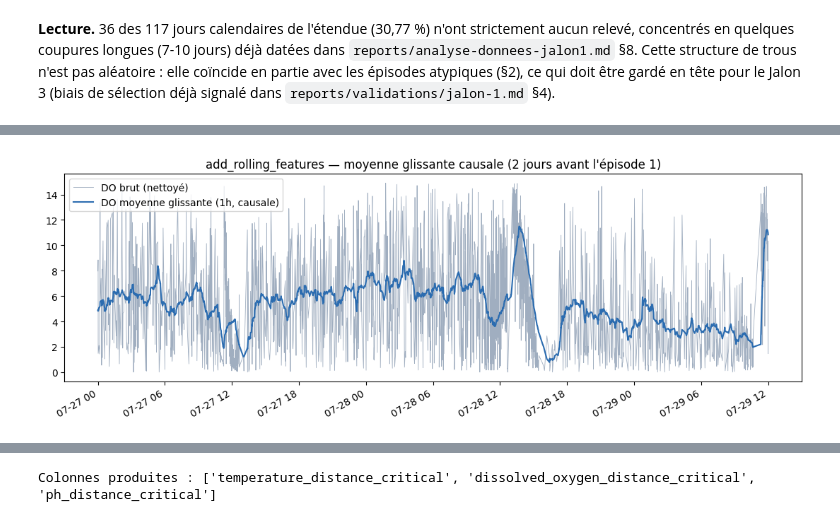
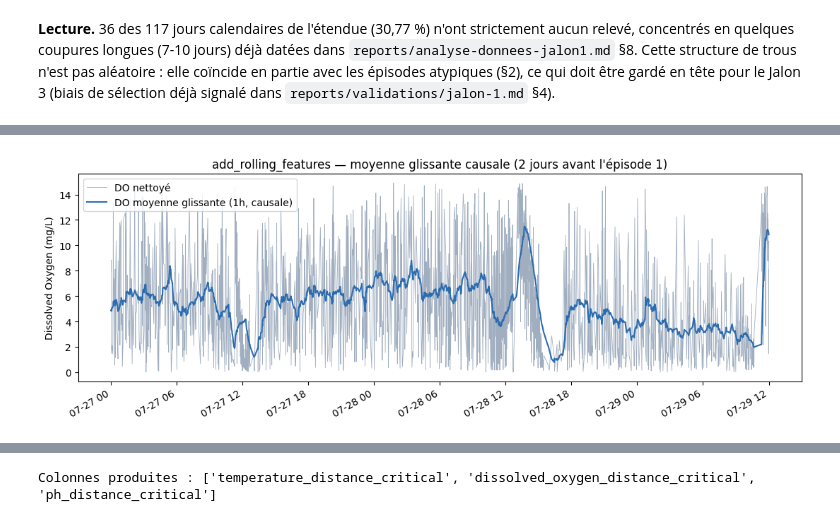
Before and after one commit to Myf237/Projet_pisciculture, a Jupyter notebook: notebooks/01_exploration.ipynb, the cells around one changed output, grey strips where cells are left out. Cells and saved outputs as stored; diff of their text form; code cells hidden in the pictures.

```diff
--- a/notebooks/01_exploration.ipynb
+++ b/notebooks/01_exploration.ipynb
@@ -362,21 +392,22 @@ fuite temporelle (`add_rolling_features`) et la convention de signe (`add_thresh
 # %%
 rolled = features.add_rolling_features(clean_df, window=config.ROLLING_WINDOW_DEFAULT)
 
 # Fenêtre choisie juste AVANT l'épisode 1 (§2) : le DO y fluctue normalement
 # et reste dans les bornes de nettoyage (contrairement au plateau du 30/07 au
 # 05/08, entièrement manquant dans le livrable nettoyé) — la démonstration
 # de la moyenne glissante a donc un signal réel à suivre sur toute la fenêtre.
 window_start, window_end = "2021-07-27", "2021-07-29 12:00:00"
 zoom = rolled[(rolled[config.TIMESTAMP_COLUMN] >= window_start) & (rolled[config.TIMESTAMP_COLUMN] <= window_end)]
 
 fig, ax = plt.subplots(figsize=(11, 4))
-ax.plot(zoom[config.TIMESTAMP_COLUMN], zoom["Dissolved Oxygen(g/ml)"], color="#a0aec0", label="DO brut (nettoyé)", linewidth=0.6)
+ax.plot(zoom[config.TIMESTAMP_COLUMN], zoom["Dissolved Oxygen(g/ml)"], color="#a0aec0", label="DO nettoyé", linewidth=0.6)
 ax.plot(zoom[config.TIMESTAMP_COLUMN], zoom["Dissolved Oxygen_rolling_mean"], color="#2b6cb0", label=f"DO moyenne glissante ({config.ROLLING_WINDOW_DEFAULT}, causale)")
 ax.set_title("add_rolling_features — moyenne glissante causale (2 jours avant l'épisode 1)")
+ax.set_ylabel("Dissolved Oxygen (mg/L)")
 ax.legend()
 fig.autofmt_xdate()
 fig.tight_layout()
 fig.savefig(FIGURES_DIR / "jalon2_demo_rolling_features.png", bbox_inches="tight")
 plt.show()
 # %% [output]
-[figure, old version]
+[figure, new version]
```
Also changed, not shown: parts of 14 cells of this notebook, 7 other files.
